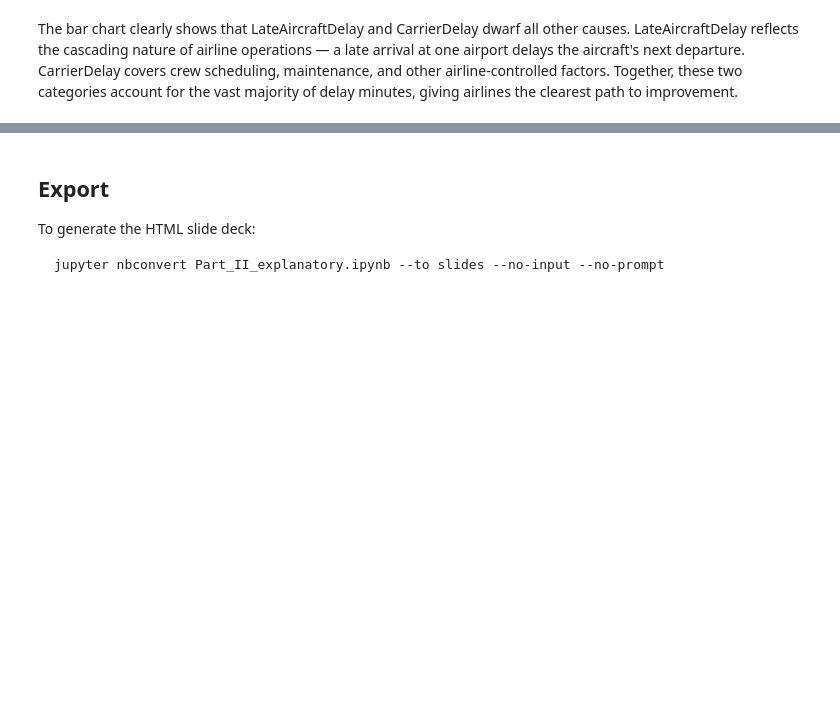
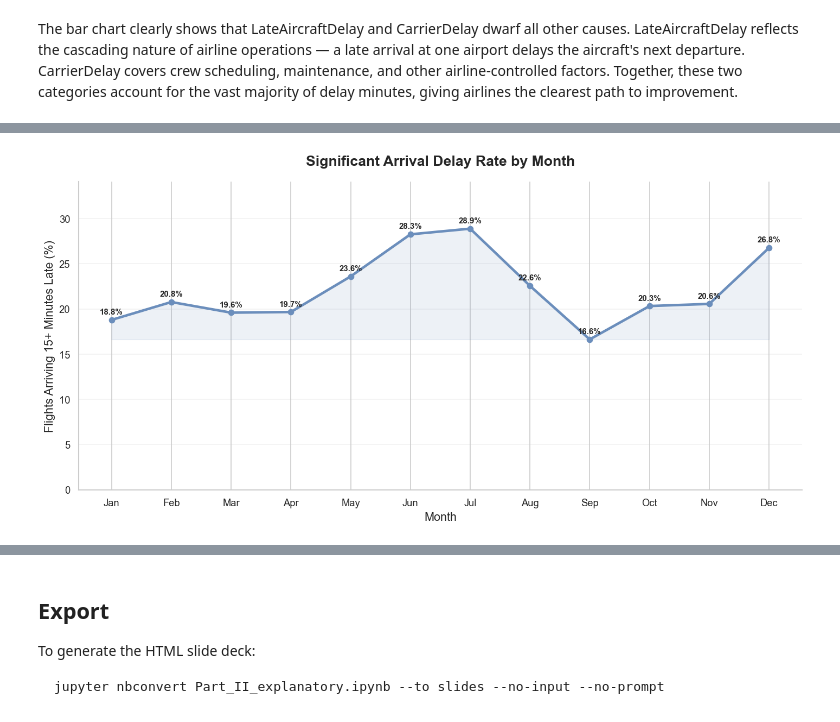
Before and after one commit to luisjfeliu/data-analysis-flight-delays-visuals, a Jupyter notebook: Part_II_explanatory.ipynb, the cells around one changed output, grey strips where cells are left out. Saved outputs shown, nothing was run; the diff lists cells and outputs as text; code cells hidden in the pictures; blank space fills up the shorter version.

```diff
--- a/Part_II_explanatory.ipynb
+++ b/Part_II_explanatory.ipynb
@@ -284,0 +310,43 @@ The clustered bar chart compares mean departure and arrival delays by origin sta
+# %%
+# Insight 4: Significant arrival delay rate by month
+month_names = {
+    1: 'Jan', 2: 'Feb', 3: 'Mar', 4: 'Apr',
+    5: 'May', 6: 'Jun', 7: 'Jul', 8: 'Aug',
+    9: 'Sep', 10: 'Oct', 11: 'Nov', 12: 'Dec'
+}
+
+arr_del15_by_month = (
+    df_active.dropna(subset=['ArrDel15'])
+    .groupby('Month')['ArrDel15']
+    .agg(delay_rate='mean', flights='count')
+    .reindex(range(1, 13))
+)
+arr_del15_by_month['delay_rate'] = arr_del15_by_month['delay_rate'] * 100
+
+fig, ax = plt.subplots(figsize=(12, 6))
+ax.plot(
+    arr_del15_by_month.index,
+    arr_del15_by_month['delay_rate'],
+    marker='o',
+    linewidth=2.8,
+    color='#6B8EBC'
+)
+ax.fill_between(
+    arr_del15_by_month.index,
+    arr_del15_by_month['delay_rate'],
+    arr_del15_by_month['delay_rate'].min(),
+    color='#6B8EBC',
+    alpha=0.12
+)
+for month, pct in arr_del15_by_month['delay_rate'].items():
+    ax.text(month, pct + 0.45, f'{pct:.1f}%', ha='center', va='bottom', fontsize=9, fontweight='bold')
+ax.set_title('Significant Arrival Delay Rate by Month', fontsize=16, fontweight='bold', pad=18)
+ax.set_xlabel('Month', fontsize=13)
+ax.set_ylabel('Flights Arriving 15+ Minutes Late (%)', fontsize=13)
+ax.set_xticks(range(1, 13))
+ax.set_xticklabels([month_names[m] for m in range(1, 13)])
+ax.set_ylim(0, arr_del15_by_month['delay_rate'].max() * 1.18)
+ax.grid(axis='y', alpha=0.25)
+plt.tight_layout()
+# %% [output]
+[figure, added]
```
Also changed, not shown: parts of 28 cells of this notebook, 1 other file.
